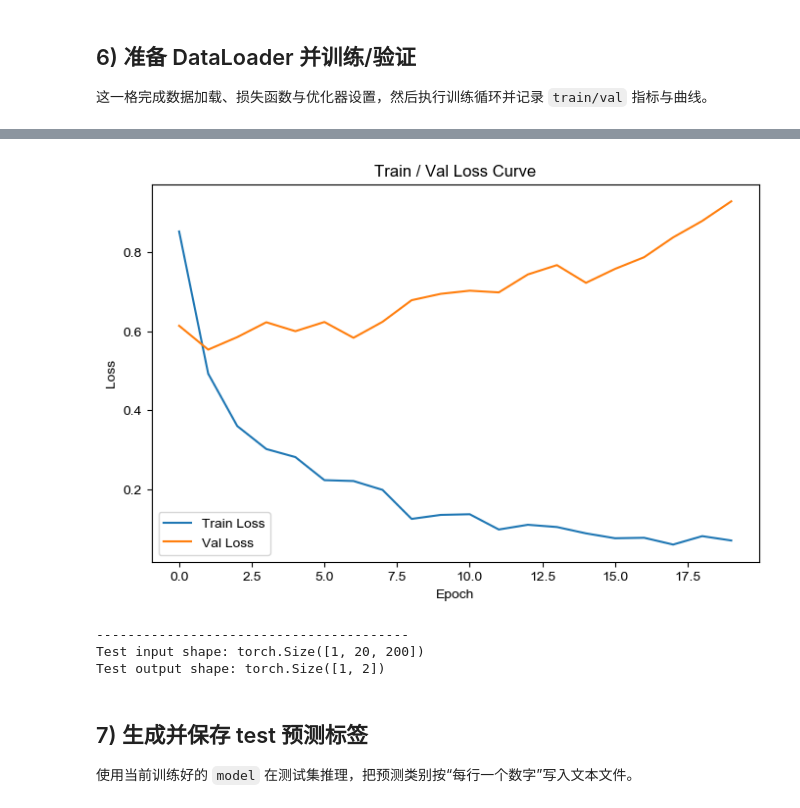
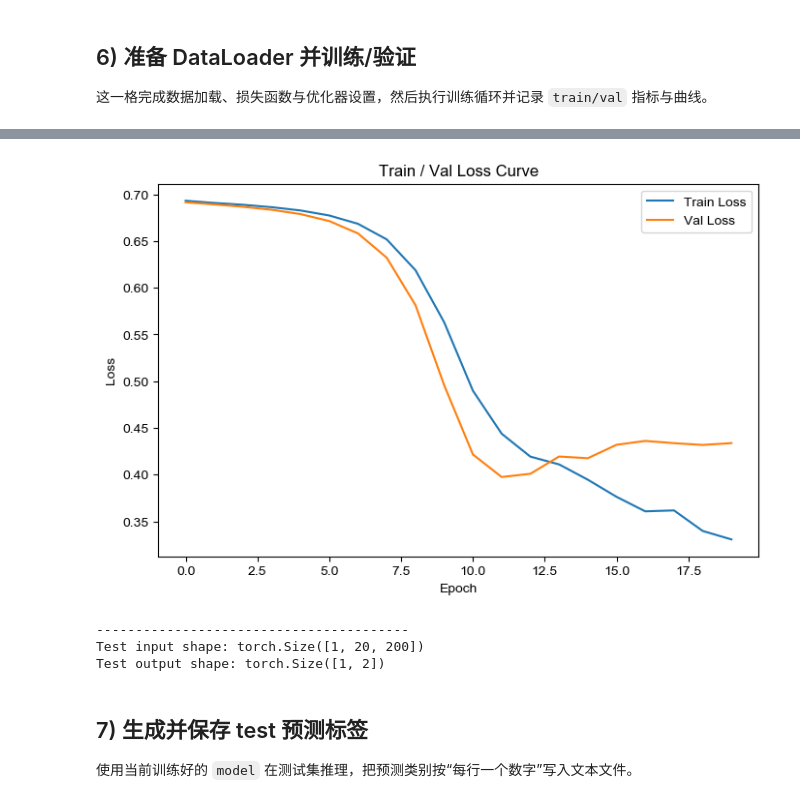
Before and after one commit to HuaQiting/MLproject1, a Jupyter notebook: train.ipynb, the cells around one changed output, grey strips where cells are left out. Cells and saved outputs as stored; diff of their text form; code cells hidden in the pictures.

Commit message:
update training notebook

```diff
--- a/train.ipynb
+++ b/train.ipynb
@@ -14,6 +14,9 @@ category_list = info["dataset"]["category_list"]
 channels = info["dataset"]["channels"]
 target_sampling_rate = info["processing"]["target_sampling_rate"]
 window_sec = info["processing"]["window_sec"]
+num_channels = len(channels)
+num_classes = info["dataset"]["num_labels"]
+time_points = int(target_sampling_rate * window_sec)
 
 print("=== Dataset Intro ===")
 print("Categories:", category_list)
@@ -21,6 +24,8 @@ print("Channels (count):", len(channels))
 print("Channels:", channels)
 print("Target Sampling Rate (Hz):", target_sampling_rate)
 print("Window Size (sec):", window_sec)
+print("Num Classes:", num_classes)
+print("Time Points:", time_points)
 # %% [output]
 === Dataset Intro ===
 Categories: ['Healthy Controls', 'Major Depressive Disorder']
@@ -174,12 +181,15 @@ from torch.utils.data import DataLoader
 from TEST_DATASET import TrainDataset, TestDataset
 
 
-CHANNELS = 20
-patch_size = 200
-CLASSES = 2
-BATCH_SIZE = 32
-EPOCHS = 20
+CHANNELS = num_channels
+patch_size = time_points
+CLASSES = num_classes
+BATCH_SIZE = 64
+EPOCHS = 50
 LR = 1e-4
+WEIGHT_DECAY = 1e-4
+PATIENCE = 8
+DEVICE = torch.device("cuda" if torch.cuda.is_available() else "cpu")
 
 # -------------------------
 # 数据
@@ -188,16 +198,45 @@ train_ds = TrainDataset(INDEX_PATH_TRAIN)
 val_ds = TrainDataset(INDEX_PATH_VAL)
 test_ds = TestDataset(INDEX_PATH_TEST)
 
+train_mean = train_ds.x.mean(dim=(0, 2), keepdim=True)
+train_std = train_ds.x.std(dim=(0, 2), keepdim=True).clamp_min(1e-6)
+
+train_ds.x = (train_ds.x - train_mean) / train_std
+val_ds.x = (val_ds.x - train_mean) / train_std
+test_ds.x = (test_ds.x - train_mean) / train_std
+
+print("train mean shape:", train_mean.shape)
+print("train std shape:", train_std.shape)
+
 train_loader = DataLoader(train_ds, batch_size=BATCH_SIZE, shuffle=True)
 val_loader = DataLoader(val_ds, batch_size=BATCH_SIZE, shuffle=False)
 test_loader = DataLoader(test_ds, batch_size=1, shuffle=False)
 
+class_counts = torch.bincount(train_ds.y, minlength=CLASSES)
+print("Train class counts:", class_counts.tolist())
+
+class_weights = class_counts.sum().float() / class_counts.float().clamp_min(1)
+class_weights = class_weights / class_weights.sum() * CLASSES
+
 # -------------------------
 # 模型、损失、优化器
 # -------------------------
-model = SimpleMLP(input_channels=CHANNELS,time_points=200,num_classes=CLASSES)
+model = ExerciseEEGLSTM(
+    chans=CHANNELS,
+    hidden_dim=128,
+    num_layers=2,
+    num_classes=CLASSES,
+    dropout=0.3,
+    bidirectional=True,
+    grad_clip=1.0,
+).to(DEVICE)
+
 criterion = nn.CrossEntropyLoss()
-optimizer = torch.optim.Adam(model.parameters(), lr=LR)
+optimizer = torch.optim.Adam(
+    model.parameters(),
+    lr=LR,
+    weight_decay=WEIGHT_DECAY,
+)
 
 # -------------------------
 # 记录曲线
@@ -205,6 +244,9 @@ optimizer = torch.optim.Adam(model.parameters(), lr=LR)
 train_losses = []
 val_losses = []
 val_accuracies = []
+best_val_acc = 0.0
+best_state = None
+patience_counter = 0
 
 # -------------------------
 # 训练循环
@@ -216,12 +258,17 @@ for epoch in range(EPOCHS):
     train_num = 0
 
     for data, label in train_loader:
+        data = data.to(DEVICE)
+        label = label.to(DEVICE)
+
         optimizer.zero_grad()
 
         output = model(data)
         loss = criterion(output, label)
 
         loss.backward()
+        if hasattr(model, "clip_gradients"):
+            model.clip_gradients()
         optimizer.step()
 
         batch_size = label.size(0)
@@ -239,6 +286,9 @@ for epoch in range(EPOCHS):
 
     with torch.no_grad():
         for val_data, val_label in val_loader:
+            val_data = val_data.to(DEVICE)
+            val_label = val_label.to(DEVICE)
+
             val_output = model(val_data)
             val_loss = criterion(val_output, val_label)
 
@@ -255,6 +305,13 @@ for epoch in range(EPOCHS):
     val_losses.append(epoch_val_loss)
     val_accuracies.append(epoch_val_acc)
 
+    if epoch_val_acc > best_val_acc:
+        best_val_acc = epoch_val_acc
+        best_state = {k: v.detach().cpu().clone() for k, v in model.state_dict().items()}
+        patience_counter = 0
+    else:
+        patience_counter += 1
+
     print(
         f"Epoch [{epoch+1:02d}/{EPOCHS}] | "
         f"Train Loss: {epoch_train_loss:.4f} | "
@@ -262,11 +319,18 @@ for epoch in range(EPOCHS):
         f"Val Acc: {epoch_val_acc:.4f}"
     )
 
+    if patience_counter >= PATIENCE:
+        print("Early stopping triggered.")
+        break
+
 # -------------------------
 # 输出最终 val accuracy
 # -------------------------
+if best_state is not None:
+    model.load_state_dict(best_state)
+
 print("\n" + "-" * 40)
-print(f"Final Val Accuracy: {val_accuracies[-1]:.4f}")
+print(f"Best Val Accuracy: {best_val_acc:.4f}")
 
 # -------------------------
 # 画 train / val loss 曲线
@@ -284,7 +348,7 @@ plt.show()
 # -------------------------
 # test 推理示例
 # -------------------------
-test_data = next(iter(test_loader))
+test_data = next(iter(test_loader)).to(DEVICE)
 test_pred = model(test_data)
 print("-" * 40)
 print("Test input shape:", test_data.shape)
@@ -310,4 +374,4 @@ Final Val Accuracy: 0.7672
-[figure, old version]
+[figure, new version]
 ----------------------------------------
 Test input shape: torch.Size([1, 20, 200])
 Test output shape: torch.Size([1, 2])
```
Also changed, not shown: parts of 3 cells of this notebook.
